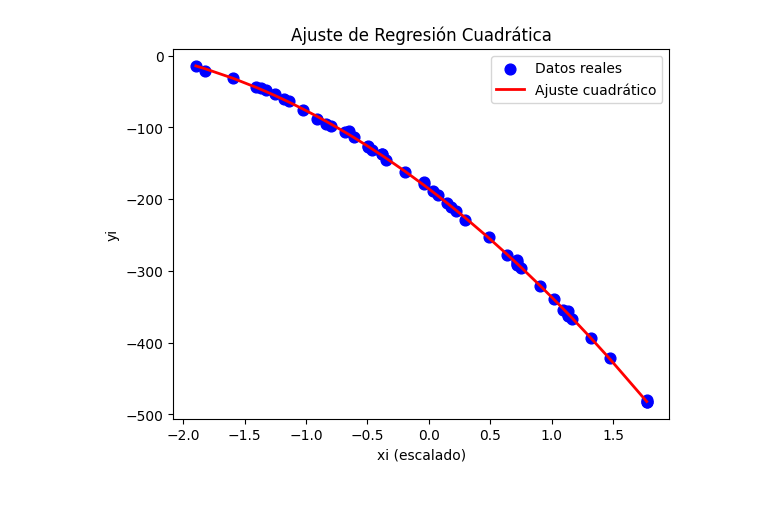
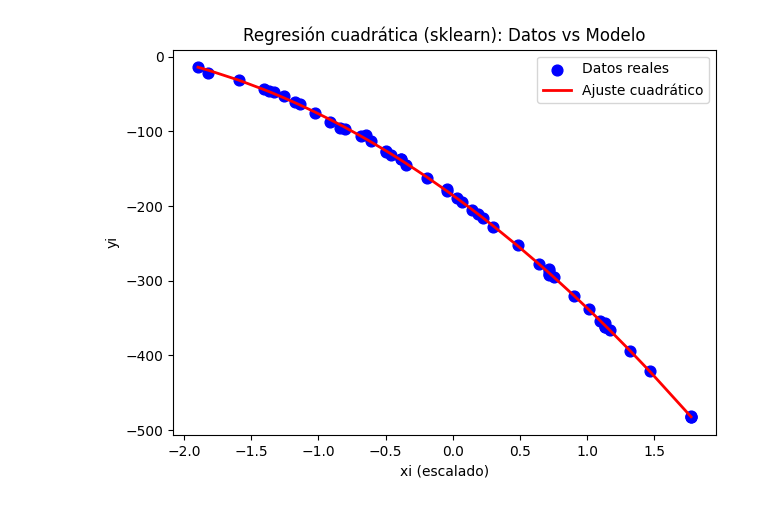
Before and after one commit to JossueJativa/InteligenciaArtificial2, a Jupyter notebook: Polynomial_regression.ipynb, the cells around one changed output. Cells and saved outputs as stored; diff of their text form; code cells hidden in the pictures.

Commit message:
Mejorar los datos y la separacion

```diff
--- a/Polynomial_regression.ipynb
+++ b/Polynomial_regression.ipynb
@@ -63,15 +89,12 @@ R^2 Score: 0.9997859744180885
 # %%
-# Visualización del ajuste
-plt.scatter(x_scaled[:, 0], y, color='blue', label='Datos reales', s=60)  # bolas azules
-
-# Ordenar para graficar la línea suavemente
+plt.figure(figsize=(7,5))
+plt.scatter(x_scaled[:, 0], y, color='blue', label='Datos reales', s=60)
 idx = np.argsort(x_scaled[:, 0])
 plt.plot(x_scaled[idx, 0], y_pred[idx], color='red', label='Ajuste cuadrático', linewidth=2)
-
 plt.xlabel('xi (escalado)')
 plt.ylabel('yi')
 plt.legend()
-plt.title('Regresión cuadrática: Datos vs Modelo')
+plt.title('Regresión cuadrática (sklearn): Datos vs Modelo')
 plt.show()
 # %% [output]
-[figure, old version]
+[figure, new version]
```
Also changed, not shown: parts of 23 cells of this notebook.
